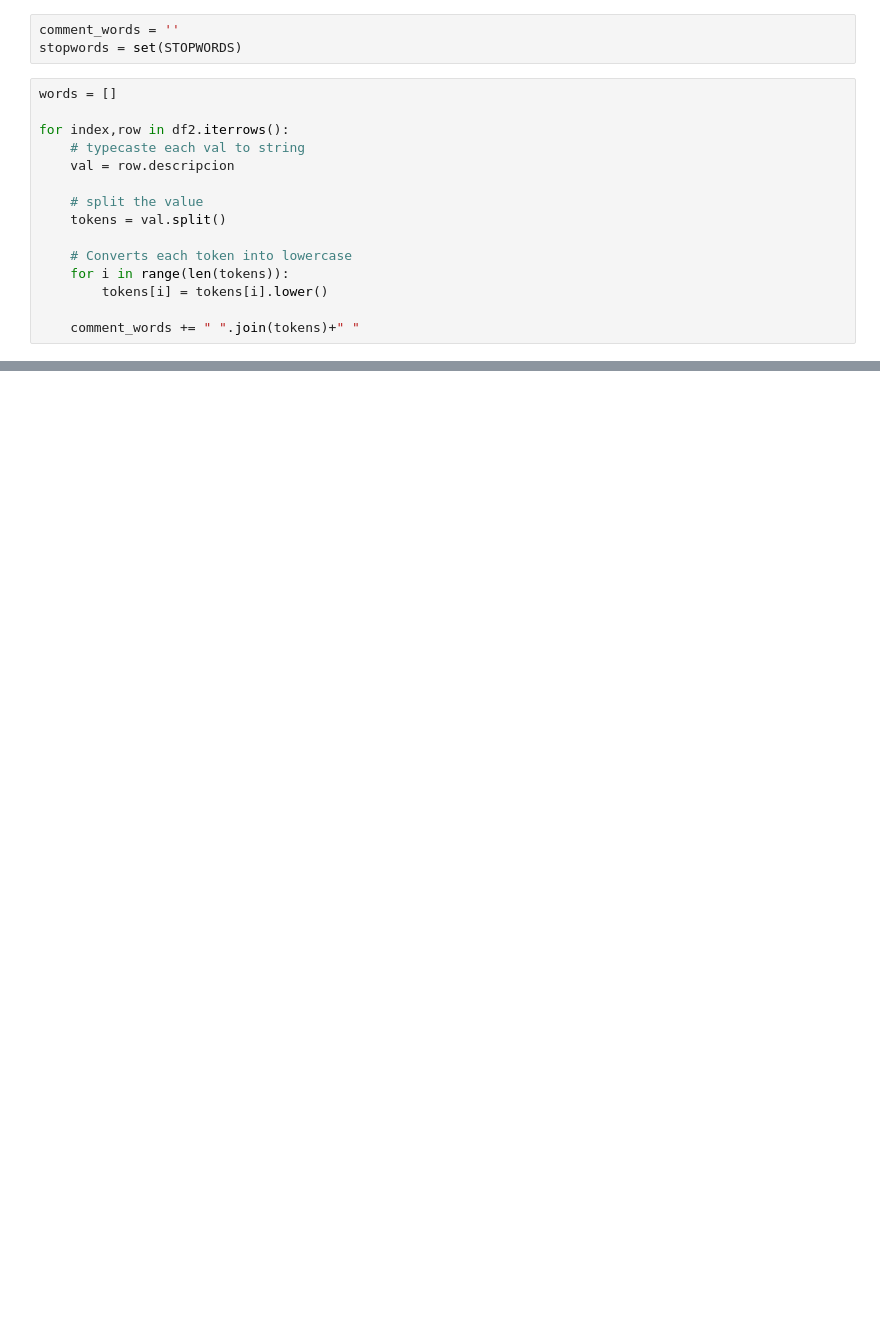
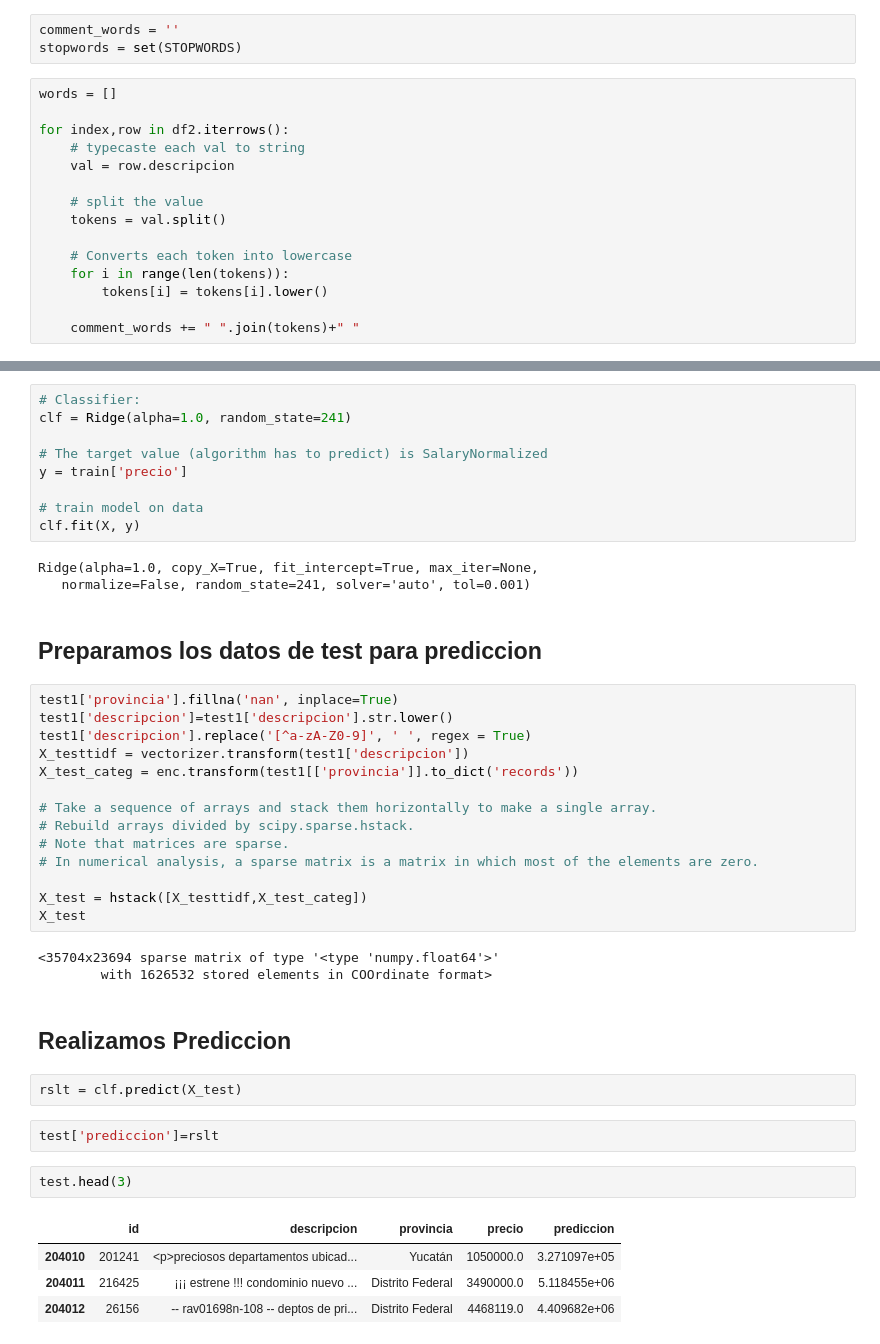
Before and after one commit to wgbusch/mt, a Jupyter notebook: tp3/notebooks/Analisis palabras.ipynb, the cells around one changed output, grey strips where cells are left out. Cells and saved outputs as stored; diff of their text form; blank space fills up the shorter version.

```diff
--- a/tp3/notebooks/Analisis palabras.ipynb
+++ b/tp3/notebooks/Analisis palabras.ipynb
@@ -59,0 +173,44 @@ plt.show()
+# %%
+# Classifier:
+clf = Ridge(alpha=1.0, random_state=241)
+
+# The target value (algorithm has to predict) is SalaryNormalized
+y = train['precio']
+
+# train model on data
+clf.fit(X, y)
+# %% [output]
+Ridge(alpha=1.0, copy_X=True, fit_intercept=True, max_iter=None,
+   normalize=False, random_state=241, solver='auto', tol=0.001)
+# %% [markdown]
+## Preparamos los datos de test para prediccion
+# %%
+test1['provincia'].fillna('nan', inplace=True)
+test1['descripcion']=test1['descripcion'].str.lower()
+test1['descripcion'].replace('[^a-zA-Z0-9]', ' ', regex = True)
+X_testtidf = vectorizer.transform(test1['descripcion'])
+X_test_categ = enc.transform(test1[['provincia']].to_dict('records'))
+
+# Take a sequence of arrays and stack them horizontally to make a single array.
+# Rebuild arrays divided by scipy.sparse.hstack.
+# Note that matrices are sparse.
+# In numerical analysis, a sparse matrix is a matrix in which most of the elements are zero.
+
+X_test = hstack([X_testtidf,X_test_categ])
+X_test
+# %% [output]
+<35704x23694 sparse matrix of type '<type 'numpy.float64'>'
+        with 1626532 stored elements in COOrdinate format>
+# %% [markdown]
+## Realizamos Prediccion
+# %%
+rslt = clf.predict(X_test)
+# %%
+test['prediccion']=rslt
+# %%
+test.head(3)
+# %% [output]
+|  | id | descripcion | provincia | precio | prediccion |
+| 204010 | 201241 | <p>preciosos departamentos ubicad... | Yucatán | 1050000.0 | 3.271097e+05 |
+| 204011 | 216425 | ¡¡¡ estrene !!! condominio nuevo ... | Distrito Federal | 3490000.0 | 5.118455e+06 |
+| 204012 | 26156 | -- rav01698n-108 -- deptos de pri... | Distrito Federal | 4468119.0 | 4.409682e+06 |
```
Also changed, not shown: parts of 35 cells of this notebook.
